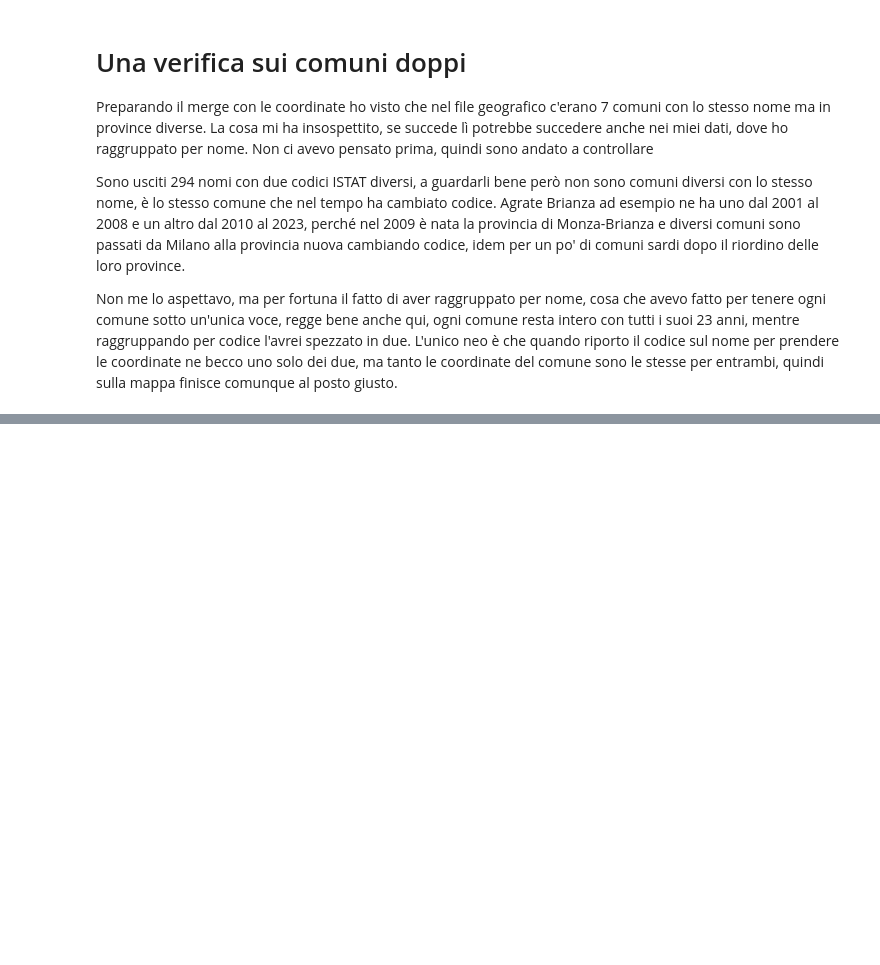
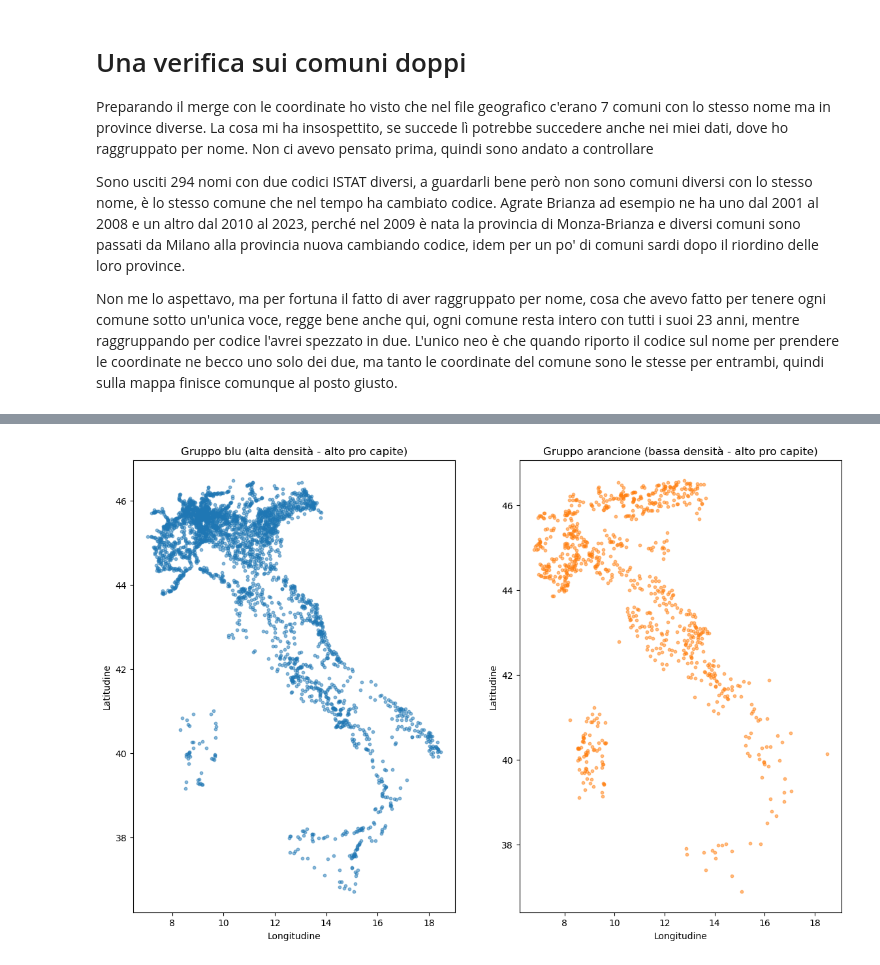
Before and after one commit to LordVessio/boolean-istat-traffic-analysis, a Jupyter notebook: Final Project Nicola Vessio pt 2.ipynb, the cells around one changed output, grey strips where cells are left out. Saved outputs shown, nothing was run; the diff lists cells and outputs as text; code cells hidden in the pictures; blank space fills up the shorter version.

```diff
--- a/Final Project Nicola Vessio pt 2.ipynb
+++ b/Final Project Nicola Vessio pt 2.ipynb
@@ -799,0 +940,23 @@ Non me lo aspettavo, ma per fortuna il fatto di aver raggruppato per nome, cosa
+# %%
+blu = metriche_geo[metriche_geo['gruppo'] == 'alta densità - alto pro capite']
+arancio = metriche_geo[metriche_geo['gruppo'] == 'bassa densità - alto pro capite']
+
+fig, assi = plt.subplots(1, 2, figsize=(14, 9))
+
+assi[0].scatter(blu['longitudine'], blu['latitudine'], s=10, alpha=0.5, color='tab:blue')
+assi[0].set_title('Gruppo blu (alta densità - alto pro capite)')
+assi[0].set_xlabel('Longitudine')
+assi[0].set_ylabel('Latitudine')
+
+assi[1].scatter(arancio['longitudine'], arancio['latitudine'], s=10, alpha=0.5, color='tab:orange')
+assi[1].set_title('Gruppo arancione (bassa densità - alto pro capite)')
+assi[1].set_xlabel('Longitudine')
+assi[1].set_ylabel('Latitudine')
+
+plt.show()
+
+# metto i due gruppi pericolosi su due mappe affiancate, una per gruppo, così li
+# confronto senza che i punti si sovrappongano. subplots(1, 2) crea una riga con
+# due grafici, assi[0] è quello di sinistra e assi[1] quello di destra
+# %% [output]
+[figure, added]
```
Also changed, not shown: parts of 16 cells of this notebook.
